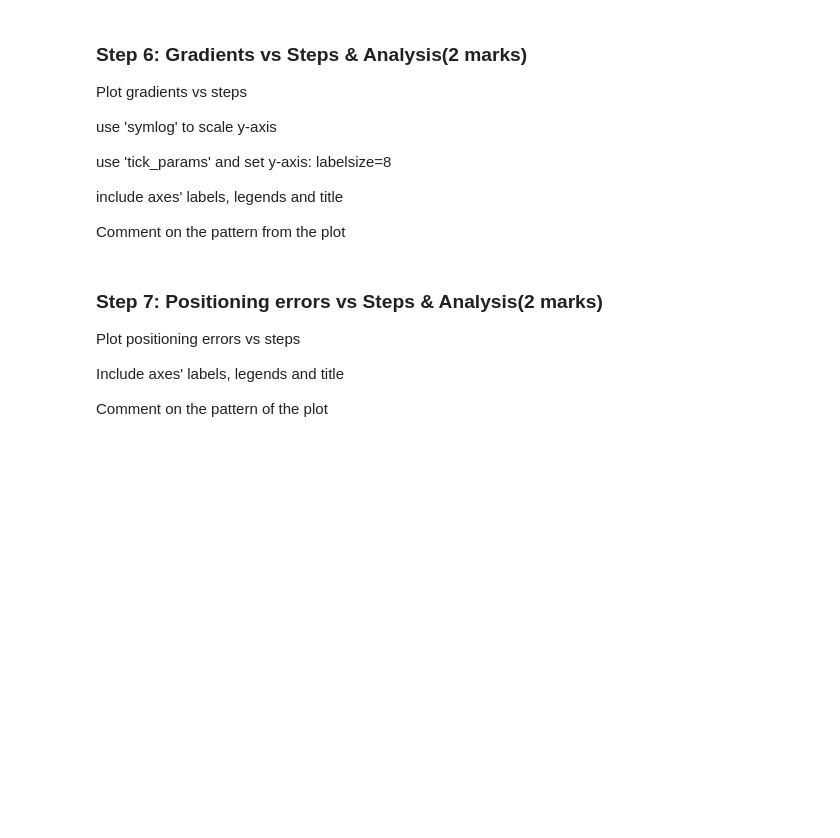
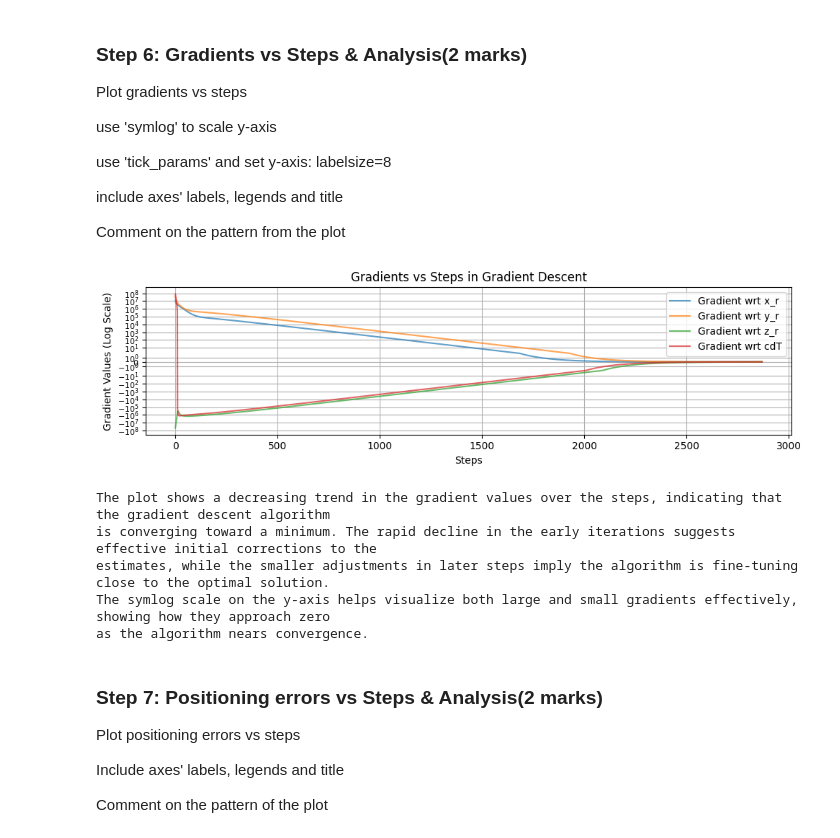
Before and after one commit to ShaikhSikanderAli/engg680_2024_fall, a Jupyter notebook: Lab_Assignment3/Assignment3.ipynb, the cells around one changed output. Drawn from its saved outputs; the diff is of its cells as text; code cells hidden in the pictures; blank space fills up the shorter version.

```diff
--- a/Lab_Assignment3/Assignment3.ipynb
+++ b/Lab_Assignment3/Assignment3.ipynb
@@ -315,3 +328,41 @@ plt.show()
+# %%
+# Plot gradients vs steps
+fig, ax = plt.subplots(nrows=1, ncols=1, figsize=(10, 3))
+
+# Convert arr_grad to a numpy array for easier indexing by axis
+arr_grad_np = np.array(arr_grad)
+
+# Plot each gradient component with symlog scale on y-axis
+ax.plot(arr_grad_np[:, 0], label="Gradient wrt x_r", alpha=0.7)
+ax.plot(arr_grad_np[:, 1], label="Gradient wrt y_r", alpha=0.7)
+ax.plot(arr_grad_np[:, 2], label="Gradient wrt z_r", alpha=0.7)
+ax.plot(arr_grad_np[:, 3], label="Gradient wrt cdT", alpha=0.7)
+ax.set_yscale("symlog")
+ax.set_xlabel("Steps")
+ax.set_ylabel("Gradient Values (Log Scale)")
+ax.tick_params(axis='y', labelsize=8)
+ax.set_title("Gradients vs Steps in Gradient Descent")
+ax.legend()
+ax.grid(True)
+fig.tight_layout()
+plt.show()
+
+# Comment on the pattern
+comment = """
+The plot shows a decreasing trend in the gradient values over the steps, indicating that the gradient descent algorithm
+is converging toward a minimum. The rapid decline in the early iterations suggests effective initial corrections to the
+estimates, while the smaller adjustments in later steps imply the algorithm is fine-tuning close to the optimal solution.
+The symlog scale on the y-axis helps visualize both large and small gradients effectively, showing how they approach zero
+as the algorithm nears convergence.
+"""
+print(comment)
+# %% [output]
+[figure, added]
+The plot shows a decreasing trend in the gradient values over the steps, indicating that the gradient descent algorithm
+is converging toward a minimum. The rapid decline in the early iterations suggests effective initial corrections to the
+estimates, while the smaller adjustments in later steps imply the algorithm is fine-tuning close to the optimal solution.
+The symlog scale on the y-axis helps visualize both large and small gradients effectively, showing how they approach zero
+as the algorithm nears convergence.
 # %% [markdown]
 ### Step 7: Positioning errors vs Steps & Analysis(2 marks)
 Plot positioning errors vs steps
```
Also changed, not shown: parts of 6 cells of this notebook.
